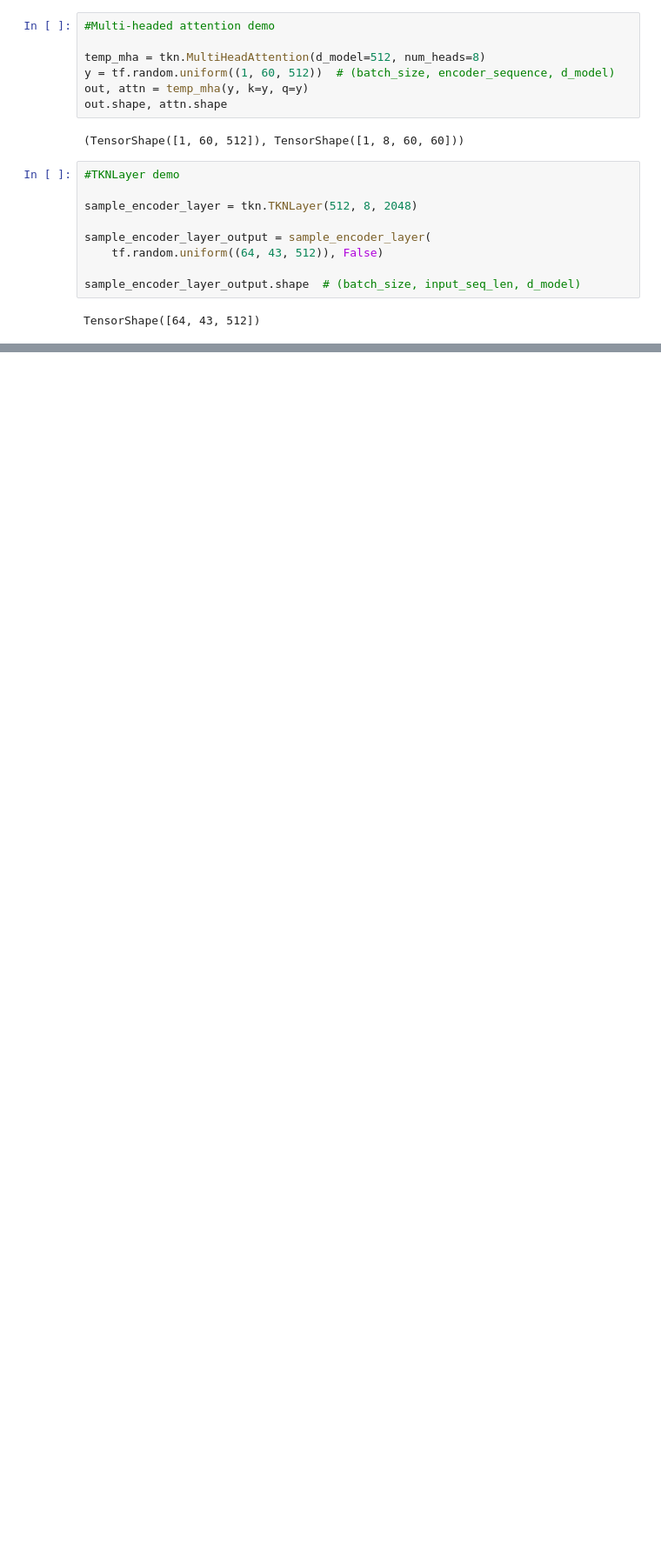
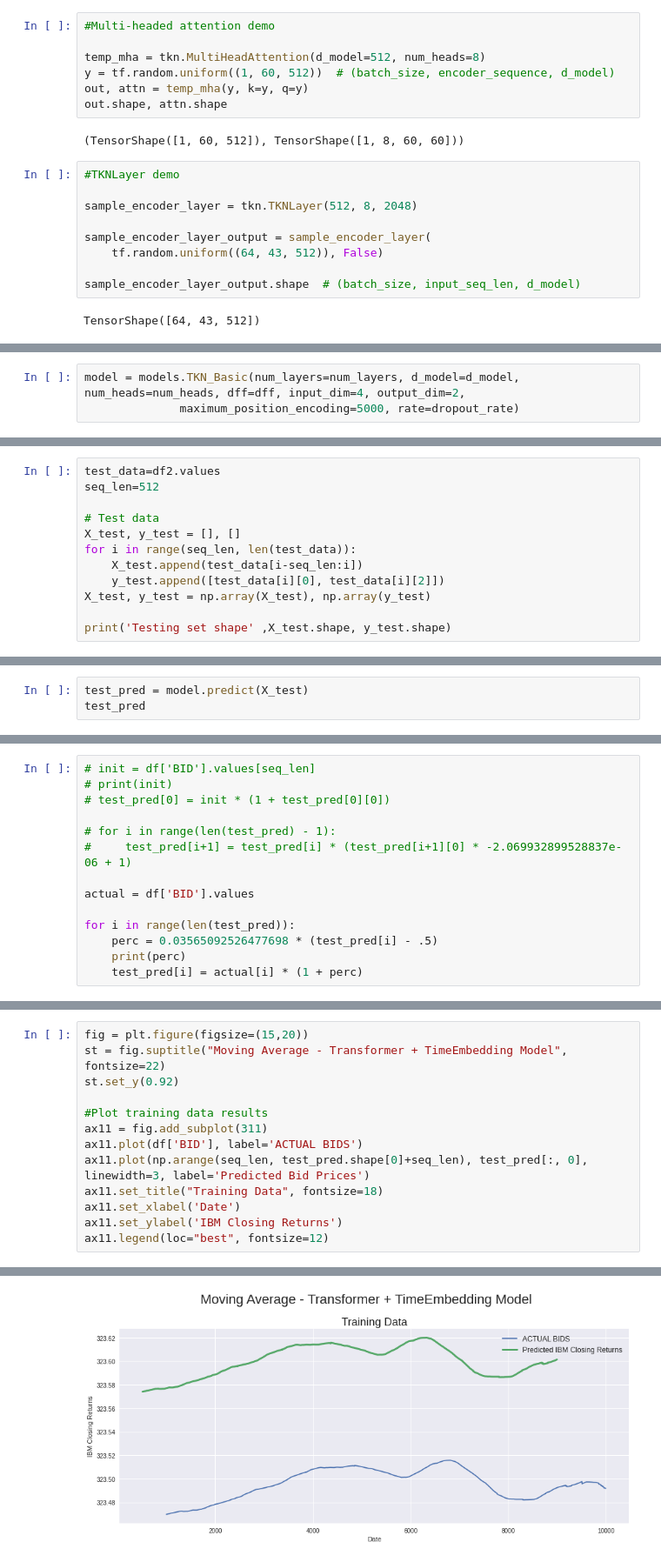
Before and after one commit to JeffreyXBao/TKN, a Jupyter notebook: demos.ipynb, the cells around one changed output, grey strips where cells are left out. Shown at 87% size. Cells and saved outputs as stored; diff of their text form; blank space fills up the shorter version.

Commit message:
TKN training

```diff
--- a/demos.ipynb
+++ b/demos.ipynb
@@ -111,0 +131,3 @@ TensorShape([64, 43, 512])
+# %%
+model = models.TKN_Basic(num_layers=num_layers, d_model=d_model, num_heads=num_heads, dff=dff, input_dim=4, output_dim=2,
+              maximum_position_encoding=5000, rate=dropout_rate)
@@ -111,0 +190,12 @@ TensorShape([64, 43, 512])
+# %%
+test_data=df2.values
+seq_len=512
+
+# Test data
+X_test, y_test = [], []
+for i in range(seq_len, len(test_data)):
+    X_test.append(test_data[i-seq_len:i])
+    y_test.append([test_data[i][0], test_data[i][2]])
+X_test, y_test = np.array(X_test), np.array(y_test)
+
+print('Testing set shape' ,X_test.shape, y_test.shape)
@@ -111,0 +204,3 @@ TensorShape([64, 43, 512])
+# %%
+test_pred = model.predict(X_test)
+test_pred
@@ -111,0 +215,14 @@ TensorShape([64, 43, 512])
+# %%
+# init = df['BID'].values[seq_len]
+# print(init)
+# test_pred[0] = init * (1 + test_pred[0][0])
+
+# for i in range(len(test_pred) - 1):
+#     test_pred[i+1] = test_pred[i] * (test_pred[i+1][0] * -2.069932899528837e-06 + 1)
+
+actual = df['BID'].values
+
+for i in range(len(test_pred)):
+    perc = 0.03565092526477698 * (test_pred[i] - .5)
+    print(perc)
+    test_pred[i] = actual[i] * (1 + perc)
@@ -111,0 +259,14 @@ TensorShape([64, 43, 512])
+# %%
+fig = plt.figure(figsize=(15,20))
+st = fig.suptitle("Moving Average - Transformer + TimeEmbedding Model", fontsize=22)
+st.set_y(0.92)
+
+#Plot training data results
+ax11 = fig.add_subplot(311)
+ax11.plot(df['BID'], label='ACTUAL BIDS')
+ax11.plot(np.arange(seq_len, test_pred.shape[0]+seq_len), test_pred[:, 0], linewidth=3, label='Predicted Bid Prices')
+ax11.set_title("Training Data", fontsize=18)
+ax11.set_xlabel('Date')
+ax11.set_ylabel('IBM Closing Returns')
+ax11.legend(loc="best", fontsize=12)
+# %% [output]
@@ -111,0 +274 @@ TensorShape([64, 43, 512])
+[figure, added]
```
Also changed, not shown: parts of 12 cells of this notebook, 8 other files.
